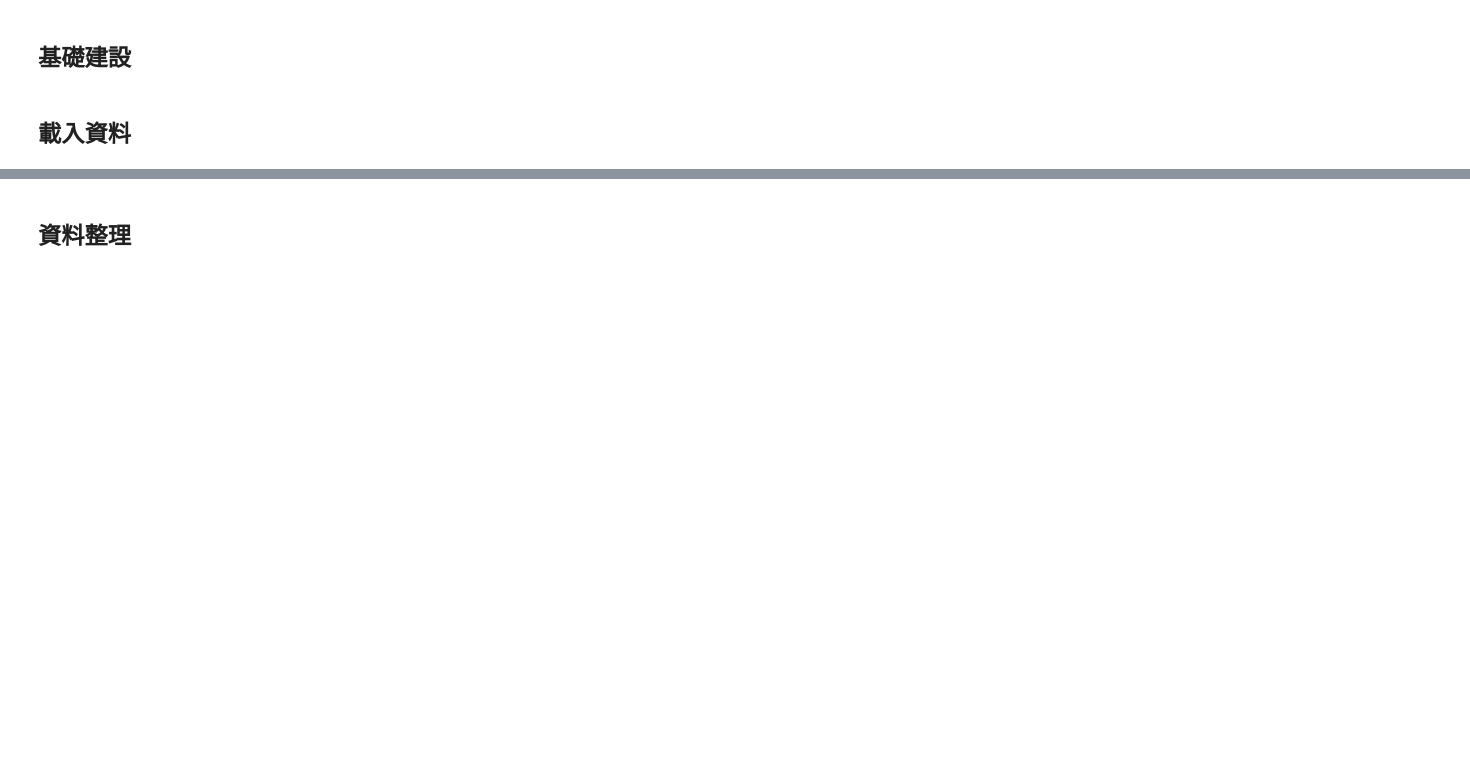
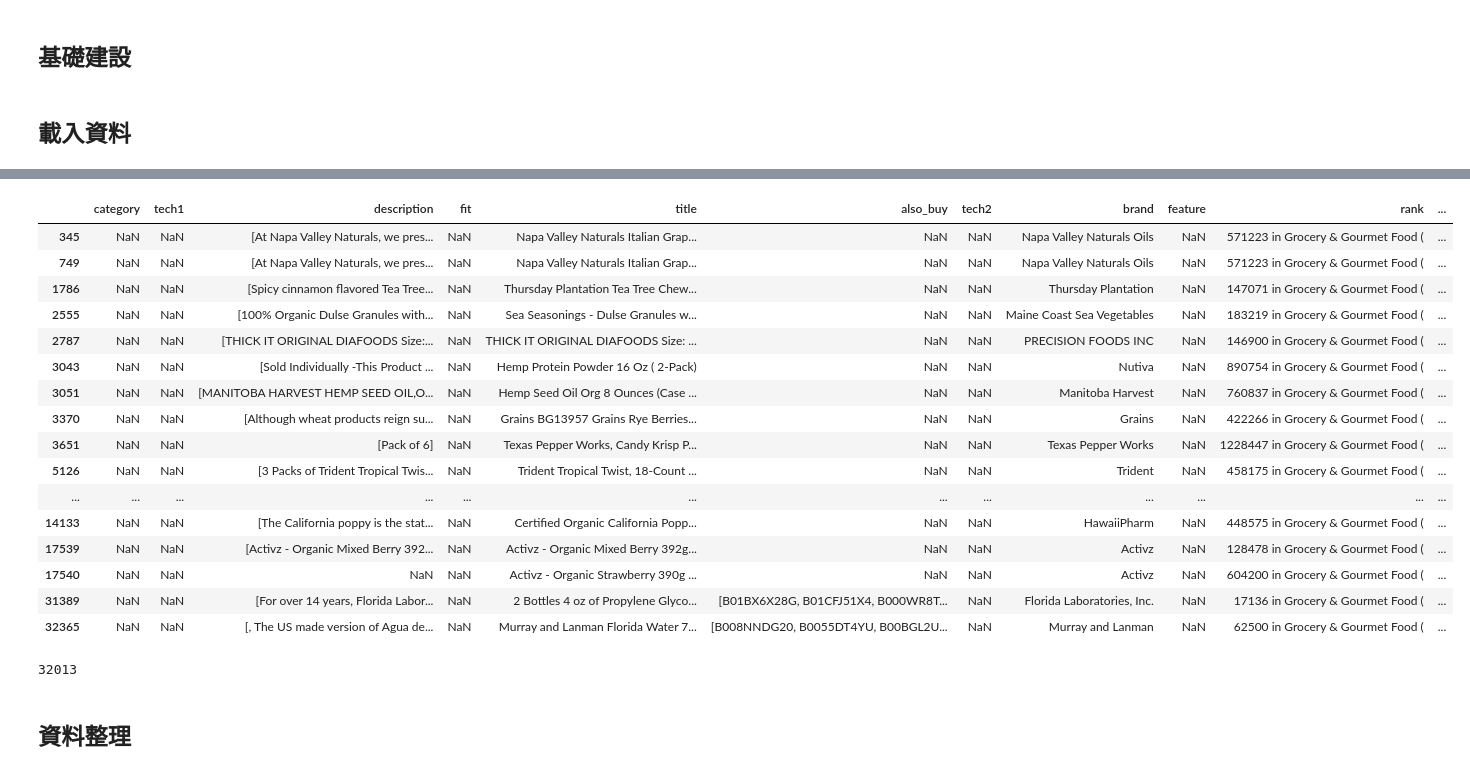
Before and after one commit to milanazhang/data-course-sample, a Jupyter notebook: sample.ipynb, the cells around one changed output, grey strips where cells are left out. Drawn from its saved outputs; the diff is of its cells as text; code cells hidden in the pictures; blank space fills up the shorter version.

```diff
--- a/sample.ipynb
+++ b/sample.ipynb
@@ -103,0 +54,5 @@ memory usage: 11.3+ MB
+# %%
+metadata_df['rank'] = metadata_df['rank'].str.replace(',', '')
+metadata_df['sub_cat'] = metadata_df['rank'].str.extract(r'(\d+) in (.*) \($')[1]
+metadata_df['rank_num'] = pd.to_numeric(metadata_df['rank'].str.extract(r'(\d+) in (.*) \($')[0])
+metadata_df['sub_cat'] = metadata_df['sub_cat'].str.replace('&amp;','&')
@@ -103,0 +80,20 @@ memory usage: 11.3+ MB
+# %%
+metadata_df[metadata_df['sub_cat'] == 'Grocery & Gourmet Food']
+# %% [output]
+|  | category | tech1 | description | fit | title | also_buy | tech2 | brand | feature | rank | ... |
+| 345 | NaN | NaN | [At Napa Valley Naturals, we pres... | NaN | Napa Valley Naturals Italian Grap... | NaN | NaN | Napa Valley Naturals Oils | NaN | 571223 in Grocery & Gourmet Food ( | ... |
+| 749 | NaN | NaN | [At Napa Valley Naturals, we pres... | NaN | Napa Valley Naturals Italian Grap... | NaN | NaN | Napa Valley Naturals Oils | NaN | 571223 in Grocery & Gourmet Food ( | ... |
+| 1786 | NaN | NaN | [Spicy cinnamon flavored Tea Tree... | NaN | Thursday Plantation Tea Tree Chew... | NaN | NaN | Thursday Plantation | NaN | 147071 in Grocery & Gourmet Food ( | ... |
+| 2555 | NaN | NaN | [100% Organic Dulse Granules with... | NaN | Sea Seasonings - Dulse Granules w... | NaN | NaN | Maine Coast Sea Vegetables | NaN | 183219 in Grocery & Gourmet Food ( | ... |
+| 2787 | NaN | NaN | [THICK IT ORIGINAL DIAFOODS Size:... | NaN | THICK IT ORIGINAL DIAFOODS Size: ... | NaN | NaN | PRECISION FOODS INC | NaN | 146900 in Grocery & Gourmet Food ( | ... |
+| 3043 | NaN | NaN | [Sold Individually -This Product ... | NaN | Hemp Protein Powder 16 Oz ( 2-Pack) | NaN | NaN | Nutiva | NaN | 890754 in Grocery & Gourmet Food ( | ... |
+| 3051 | NaN | NaN | [MANITOBA HARVEST HEMP SEED OIL,O... | NaN | Hemp Seed Oil Org 8 Ounces (Case ... | NaN | NaN | Manitoba Harvest | NaN | 760837 in Grocery & Gourmet Food ( | ... |
+| 3370 | NaN | NaN | [Although wheat products reign su... | NaN | Grains BG13957 Grains Rye Berries... | NaN | NaN | Grains | NaN | 422266 in Grocery & Gourmet Food ( | ... |
+| 3651 | NaN | NaN | [Pack of 6] | NaN | Texas Pepper Works, Candy Krisp P... | NaN | NaN | Texas Pepper Works | NaN | 1228447 in Grocery & Gourmet Food ( | ... |
+| 5126 | NaN | NaN | [3 Packs of Trident Tropical Twis... | NaN | Trident Tropical Twist, 18-Count ... | NaN | NaN | Trident | NaN | 458175 in Grocery & Gourmet Food ( | ... |
+| ... | ... | ... | ... | ... | ... | ... | ... | ... | ... | ... | ... |
+| 14133 | NaN | NaN | [The California poppy is the stat... | NaN | Certified Organic California Popp... | NaN | NaN | HawaiiPharm | NaN | 448575 in Grocery & Gourmet Food ( | ... |
+| 17539 | NaN | NaN | [Activz - Organic Mixed Berry 392... | NaN | Activz - Organic Mixed Berry 392g... | NaN | NaN | Activz | NaN | 128478 in Grocery & Gourmet Food ( | ... |
+| 17540 | NaN | NaN | NaN | NaN | Activz - Organic Strawberry 390g ... | NaN | NaN | Activz | NaN | 604200 in Grocery & Gourmet Food ( | ... |
+| 31389 | NaN | NaN | [For over 14 years, Florida Labor... | NaN | 2 Bottles 4 oz of Propylene Glyco... | [B01BX6X28G, B01CFJ51X4, B000WR8T... | NaN | Florida Laboratories, Inc. | NaN | 17136 in Grocery & Gourmet Food ( | ... |
+| 32365 | NaN | NaN | [, The US made version of Agua de... | NaN | Murray and Lanman Florida Water 7... | [B008NNDG20, B0055DT4YU, B00BGL2U... | NaN | Murray and Lanman | NaN | 62500 in Grocery & Gourmet Food ( | ... |
@@ -104,3 +105,7 @@ memory usage: 11.3+ MB
+# %%
+len(product_num.intersection(set(df['Beauty & Personal Care'])))
+# %% [output]
+32013
 # %% [markdown]
 ## 資料整理
 # %%
```
Also changed, not shown: parts of 9 cells of this notebook.
